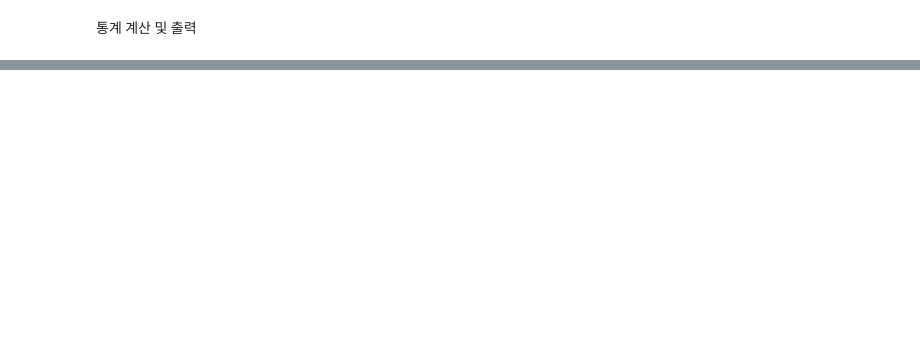
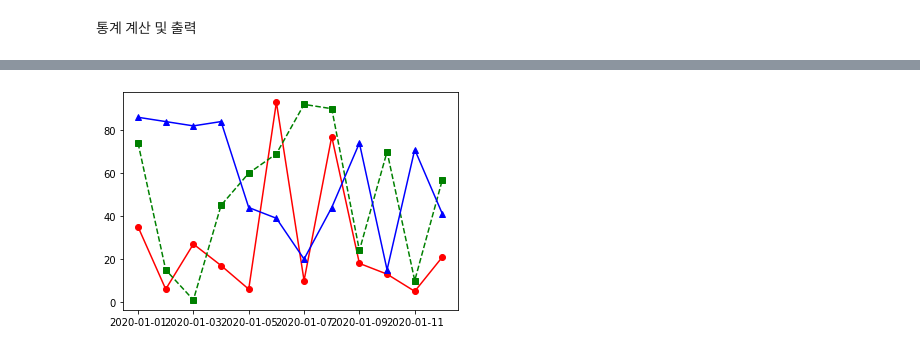
Before and after one commit to kgpark88/ems, a Jupyter notebook: data_analysis.ipynb, the cells around one changed output, grey strips where cells are left out. Cells and saved outputs as stored; diff of their text form; code cells hidden in the pictures; blank space fills up the shorter version.

```diff
--- a/data_analysis.ipynb
+++ b/data_analysis.ipynb
@@ -43,0 +62,4 @@ Standard deviation: 2.9068883707497264
+# %%
+data = np.random.randint(0,100,(12,3))
+# %%
+df = pd.DataFrame(data=data, index=dates, columns=['power usage','gas usage','water usage'])
@@ -43,0 +197,2 @@ Standard deviation: 2.9068883707497264
+# %%
+df['energy usage'] = df['power usage'] + df['power usage']
@@ -43,0 +217,2 @@ Standard deviation: 2.9068883707497264
+# %%
+df = df.drop('energy usage', axis=1)
@@ -43,0 +243,5 @@ Standard deviation: 2.9068883707497264
+# %%
+plt.plot(df['power usage'], 'ro-', df['gas usage'], 'gs--',  df['water usage'], 'b^-')
+plt.show()
+# %% [output]
+[figure, added]
```
Also changed, not shown: parts of 60 cells of this notebook.
